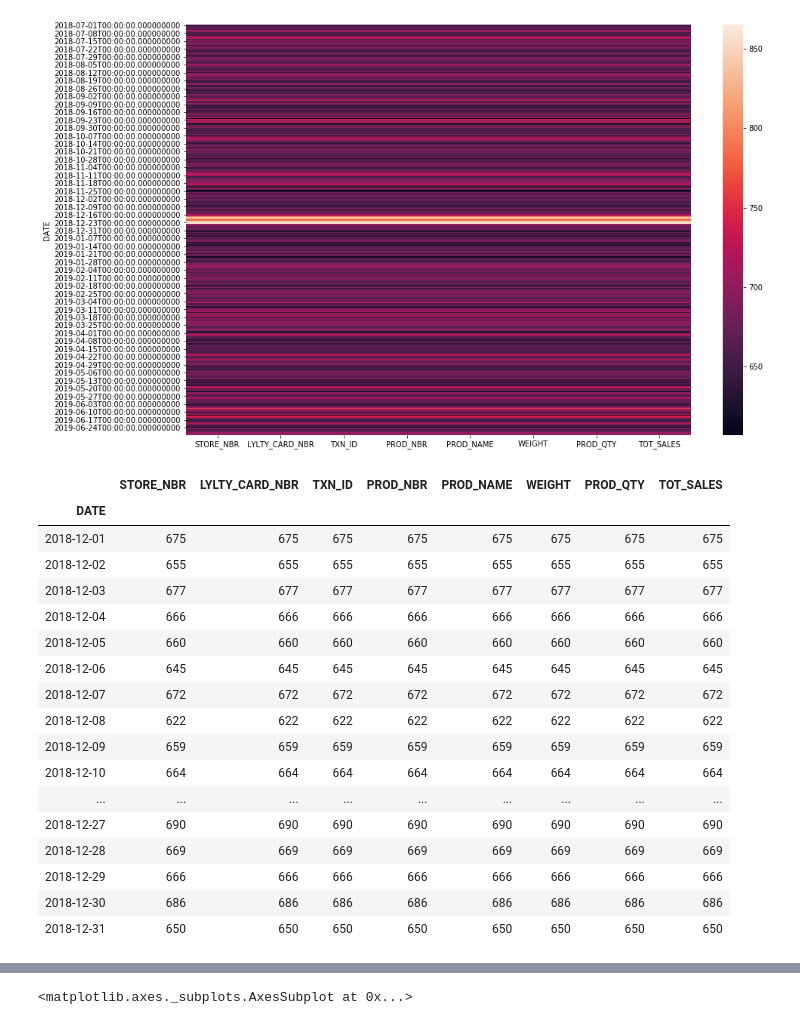
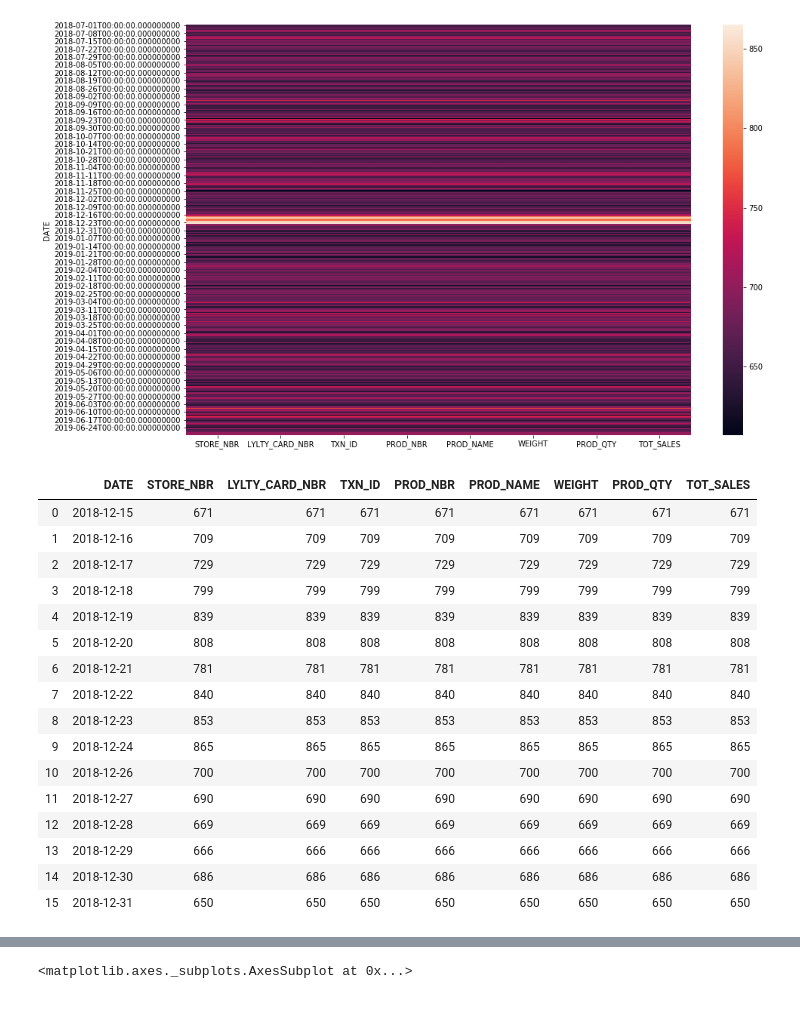
Before and after one commit to milenabrankovic/Quantium-Retail-Analytics, a Jupyter notebook: notebooks/task1.ipynb, the cells around one changed output, grey strips where cells are left out. Drawn from its saved outputs; the diff is of its cells as text; code cells hidden in the pictures.

```diff
--- a/notebooks/task1.ipynb
+++ b/notebooks/task1.ipynb
@@ -4,10 +10,10 @@ import numpy as np
 import pandas as pd
 import seaborn as sns
 import matplotlib.pyplot as plt
+
+#import data
+data_purchase = pd.read_csv('../Data/QVI_purchase_behaviour.csv')
+data_transactions = pd.read_excel('../Data/QVI_transaction_data.xlsx')
-# %%
-#import data
-data_purchase = pd.read_csv('QVI_purchase_behaviour.csv')
-data_transactions = pd.read_excel('QVI_transaction_data.xlsx')
 # %%
 #show first 5 rows
 data_purchase.head()
@@ -257,28 +275,27 @@ sns.heatmap(grouped_trans)
 [figure]
 # %%
 #look closer to december dates
-start_date = '2018-12-01'
+start_date = '2018-12-15'
 end_date = '2018-12-31'
 
 trans_range = data_transactions[data_transactions['DATE'].between(start_date, end_date)].sort_values('DATE')
-grouped_trans_range = trans_range.groupby('DATE').count()
+grouped_trans_range = trans_range.groupby('DATE', as_index=False).count()
 grouped_trans_range
 # %% [output]
-|  | STORE_NBR | LYLTY_CARD_NBR | TXN_ID | PROD_NBR | PROD_NAME | WEIGHT | PROD_QTY | TOT_SALES |
-| DATE |  |  |  |  |  |  |  |  |
-| 2018-12-01 | 675 | 675 | 675 | 675 | 675 | 675 | 675 | 675 |
-| 2018-12-02 | 655 | 655 | 655 | 655 | 655 | 655 | 655 | 655 |
-| 2018-12-03 | 677 | 677 | 677 | 677 | 677 | 677 | 677 | 677 |
-| 2018-12-04 | 666 | 666 | 666 | 666 | 666 | 666 | 666 | 666 |
-| 2018-12-05 | 660 | 660 | 660 | 660 | 660 | 660 | 660 | 660 |
-| 2018-12-06 | 645 | 645 | 645 | 645 | 645 | 645 | 645 | 645 |
-| 2018-12-07 | 672 | 672 | 672 | 672 | 672 | 672 | 672 | 672 |
-| 2018-12-08 | 622 | 622 | 622 | 622 | 622 | 622 | 622 | 622 |
-| 2018-12-09 | 659 | 659 | 659 | 659 | 659 | 659 | 659 | 659 |
-| 2018-12-10 | 664 | 664 | 664 | 664 | 664 | 664 | 664 | 664 |
-| ... | ... | ... | ... | ... | ... | ... | ... | ... |
-| 2018-12-27 | 690 | 690 | 690 | 690 | 690 | 690 | 690 | 690 |
-| 2018-12-28 | 669 | 669 | 669 | 669 | 669 | 669 | 669 | 669 |
-| 2018-12-29 | 666 | 666 | 666 | 666 | 666 | 666 | 666 | 666 |
-| 2018-12-30 | 686 | 686 | 686 | 686 | 686 | 686 | 686 | 686 |
-| 2018-12-31 | 650 | 650 | 650 | 650 | 650 | 650 | 650 | 650 |
+|  | DATE | STORE_NBR | LYLTY_CARD_NBR | TXN_ID | PROD_NBR | PROD_NAME | WEIGHT | PROD_QTY | TOT_SALES |
+| 0 | 2018-12-15 | 671 | 671 | 671 | 671 | 671 | 671 | 671 | 671 |
+| 1 | 2018-12-16 | 709 | 709 | 709 | 709 | 709 | 709 | 709 | 709 |
+| 2 | 2018-12-17 | 729 | 729 | 729 | 729 | 729 | 729 | 729 | 729 |
+| 3 | 2018-12-18 | 799 | 799 | 799 | 799 | 799 | 799 | 799 | 799 |
+| 4 | 2018-12-19 | 839 | 839 | 839 | 839 | 839 | 839 | 839 | 839 |
+| 5 | 2018-12-20 | 808 | 808 | 808 | 808 | 808 | 808 | 808 | 808 |
+| 6 | 2018-12-21 | 781 | 781 | 781 | 781 | 781 | 781 | 781 | 781 |
+| 7 | 2018-12-22 | 840 | 840 | 840 | 840 | 840 | 840 | 840 | 840 |
+| 8 | 2018-12-23 | 853 | 853 | 853 | 853 | 853 | 853 | 853 | 853 |
+| 9 | 2018-12-24 | 865 | 865 | 865 | 865 | 865 | 865 | 865 | 865 |
+| 10 | 2018-12-26 | 700 | 700 | 700 | 700 | 700 | 700 | 700 | 700 |
+| 11 | 2018-12-27 | 690 | 690 | 690 | 690 | 690 | 690 | 690 | 690 |
+| 12 | 2018-12-28 | 669 | 669 | 669 | 669 | 669 | 669 | 669 | 669 |
+| 13 | 2018-12-29 | 666 | 666 | 666 | 666 | 666 | 666 | 666 | 666 |
+| 14 | 2018-12-30 | 686 | 686 | 686 | 686 | 686 | 686 | 686 | 686 |
+| 15 | 2018-12-31 | 650 | 650 | 650 | 650 | 650 | 650 | 650 | 650 |
```
Also changed, not shown: parts of 16 cells of this notebook, 1 other file.
